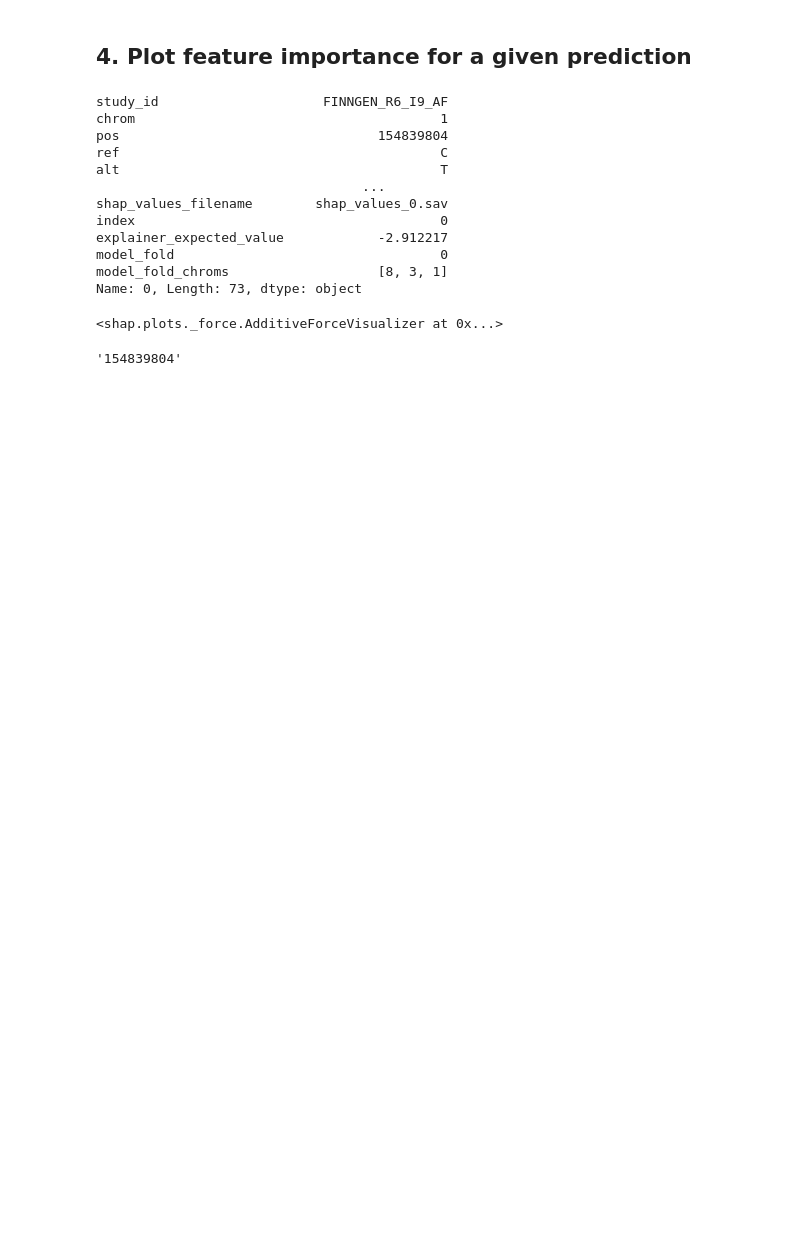
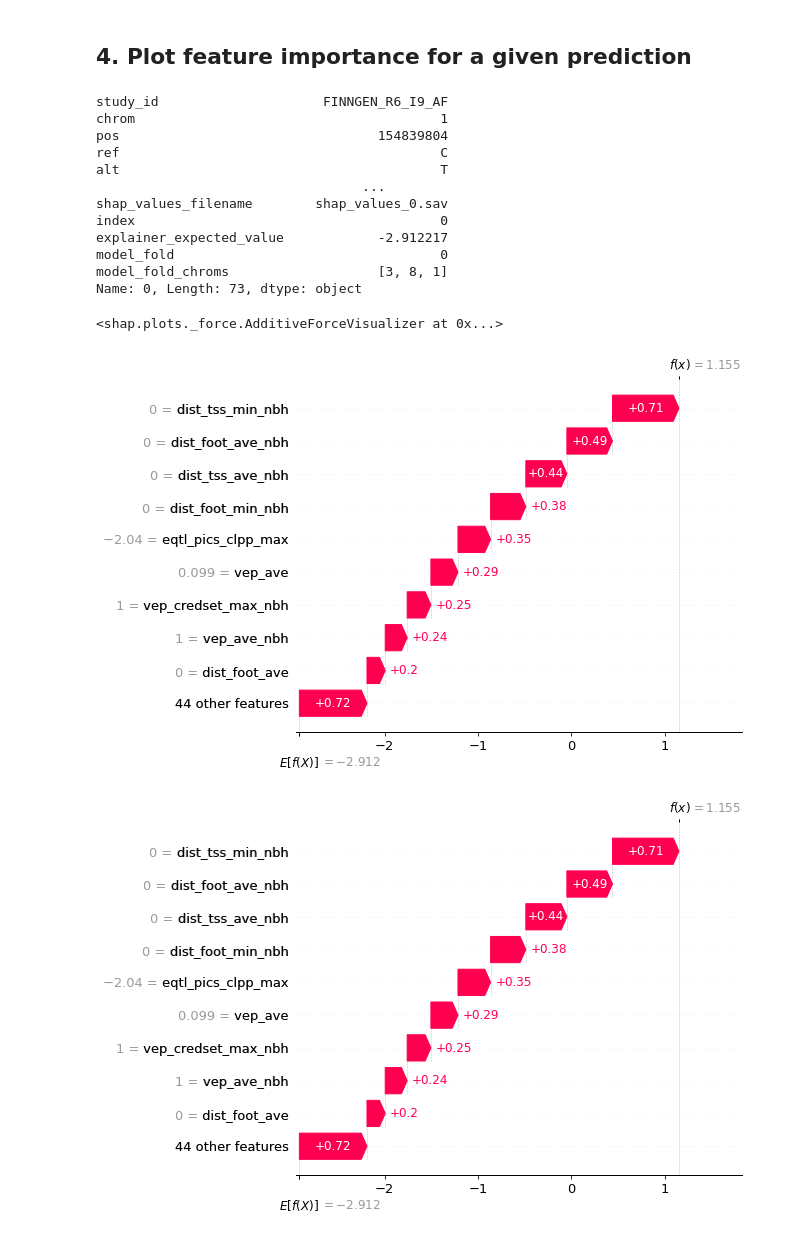
Before and after one commit to ireneisdoomed/random_notebooks, a Jupyter notebook: l2g_explainability/explainability.ipynb, the cells around one changed output. Saved outputs shown, nothing was run; the diff lists cells and outputs as text; code cells hidden in the pictures; blank space fills up the shorter version.

```diff
--- a/l2g_explainability/explainability.ipynb
+++ b/l2g_explainability/explainability.ipynb
@@ -146,7 +148,9 @@ for model in models:
     # Calculate the shap values for this fold
     explainer = shap.TreeExplainer(model['model'].best_estimator_)
     shap_values = explainer(X_fold.filter(items=model_features))
-    assert len(shap_values) == len(X_fold), 'The number of rows in the SHAP values does not match the number of rows in the feature matrix.'
+    assert (
+        shap_values.shape == X_fold.filter(items=model_features).shape
+    ), f'The shape of the SHAP values ({shap_values.shape}) does not match the shape of the feature matrix ({X_fold.filter(items=model_features).shape}).'
 
     # Save the shap values to GCS
     shap_values_filename = f'shap_values_{model["run_info"]["fold_num"]}.sav'
@@ -163,11 +167,12 @@ for model in models:
     print(f'{len(X_fold)} rows in model #{model["run_info"]["fold_num"]}')
 
 
-assert len(X) == len(models), 'The number of models and the number of folds do not match.'
+
+# assert len(X) == len(models), 'The number of models and the number of folds do not match.'
 
 X = pd.concat(X, axis=0, ignore_index=True).astype({'pos': str}, errors='raise')
 X.to_parquet(f'{output_bucket}/l2g_enriched_fm.parquet', index=False)
-#X  = spark.createDataFrame(pd.concat(X, axis=0, ignore_index=True)).withColumn('pos', F.col('pos').cast(T.StringType()))
-#X.write.parquet(f'{output_bucket}/feature_matrix')
-#assert X.count() == predictions_w_features.count(), 'The original feature matrix and the feature matrix with shap values do not match in size.'
+# X  = spark.createDataFrame(pd.concat(X, axis=0, ignore_index=True)).withColumn('pos', F.col('pos').cast(T.StringType()))
+# X.write.parquet(f'{output_bucket}/feature_matrix')
+# assert X.count() == predictions_w_features.count(), 'The original feature matrix and the feature matrix with shap values do not match in size.'
 # %% [output]
@@ -245,11 +253,15 @@ shap_values_lst = [load_shap_values(output_bucket, f'shap_values_{fold}.sav') fo
 
 for (fold, shap_set) in enumerate(shap_values_lst):
 
-    X = X.filter(F.col('shap_values_filename') == f'shap_values_{fold}.sav').toPandas()
+    shap_filename = f'shap_values_{fold}.sav'
+    X_fold = X.query('shap_values_filename == @shap_filename').reset_index()
 
-    plot_summary_plot(
-        shap_values,
-        X,
+    print(f'Processing {shap_filename}...')
+    save_summary_plot(
+        shap_set,
+        X_fold,
         features=model_features
     )
+
+    #shap.summary_plot(shap_set, X_fold.filter(model_names), show=True)
 # %% [output]
@@ -282,7 +282,7 @@ def find_prediction(feature_matrix: pd.DataFrame, variant: str, study_id: str):
 
     return feature_matrix.query('chrom == @chrom & pos == @pos & ref == @ref & alt == @alt & study_id == @study_id')
 
-prediction = find_prediction(X.toPandas().astype({"pos": str}, errors='raise'), '1_154839804_C_T', 'FINNGEN_R6_I9_AF')
+prediction = find_prediction(X, '1_154839804_C_T', 'FINNGEN_R6_I9_AF')
 
 prediction.iloc[0]
 # %% [output]
@@ -296,7 +296,7 @@ shap_values_filename        shap_values_0.sav
 index                                       0
 explainer_expected_value            -2.912217
 model_fold                                  0
-model_fold_chroms                   [8, 3, 1]
+model_fold_chroms                   [3, 8, 1]
 Name: 0, Length: 73, dtype: object
 # %%
 def plot_force_plot(shap_values: shap._explanation.Explanation, feature_matrix: pd.DataFrame, features: list):
@@ -326,7 +326,14 @@ shap.force_plot(
 )
 # %% [output]
 <shap.plots._force.AdditiveForceVisualizer at 0x...>
-# %%
-pos
-# %% [output]
-'154839804'
+# %%
+(
+        shap.plots.waterfall(
+            shap_values[prediction['index'].iloc[0]],
+            max_display=10,
+            show=False
+        )
+    )
+# %% [output]
+[figure, added]
+[figure, added]
```
Also changed, not shown: parts of 8 cells of this notebook, 4 other files.
